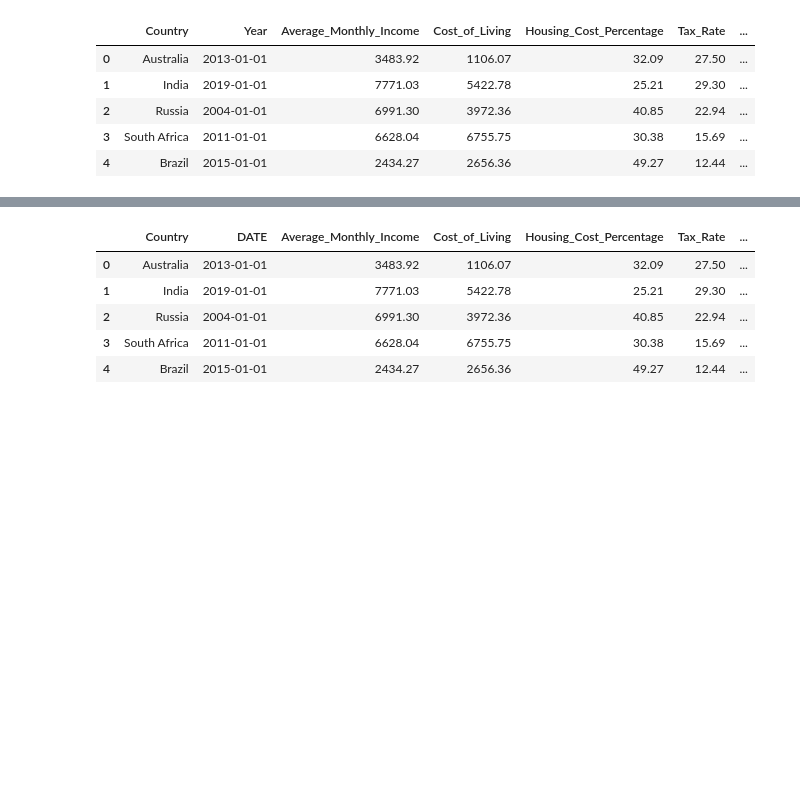
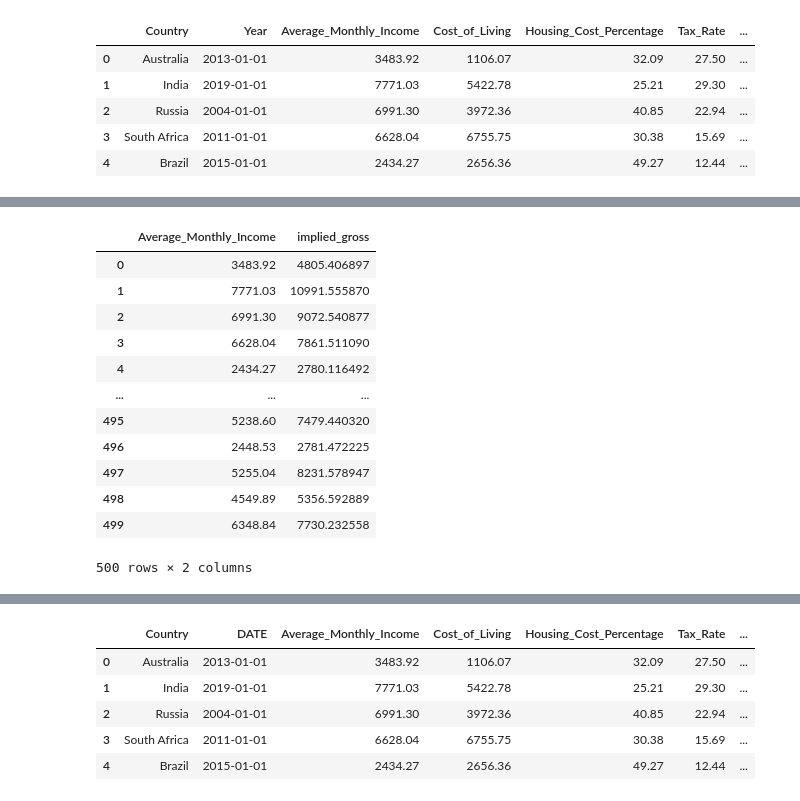
Before and after one commit to szhagnay/Cohort-A-Econ, a Jupyter notebook: notebooks/Fari_eda.ipynb, the cells around one changed output, grey strips where cells are left out. Cells and saved outputs as stored; diff of their text form; code cells hidden in the pictures; blank space fills up the shorter version.

```diff
--- a/notebooks/Fari_eda.ipynb
+++ b/notebooks/Fari_eda.ipynb
@@ -37,3 +31,6 @@ world_col.head()
 | 2 | Russia | 2004-01-01 | 6991.30 | 3972.36 | 40.85 | 22.94 | ... |
 | 3 | South Africa | 2011-01-01 | 6628.04 | 6755.75 | 30.38 | 15.69 | ... |
 | 4 | Brazil | 2015-01-01 | 2434.27 | 2656.36 | 49.27 | 12.44 | ... |
+# %%
+# Sanity check: calculate implied tax if Monthly_Income is already net
+world_col['implied_gross'] = world_col['Average_Monthly_Income'] / (1 - world_col['Tax_Rate'] / 100)
@@ -40,2 +46,20 @@ world_col.head()
+# %%
+world_col.head(20)
+df_list = world_col[["Average_Monthly_Income","implied_gross"]]
+df_list
+# %% [output]
+|  | Average_Monthly_Income | implied_gross |
+| 0 | 3483.92 | 4805.406897 |
+| 1 | 7771.03 | 10991.555870 |
+| 2 | 6991.30 | 9072.540877 |
+| 3 | 6628.04 | 7861.511090 |
+| 4 | 2434.27 | 2780.116492 |
+| ... | ... | ... |
+| 495 | 5238.60 | 7479.440320 |
+| 496 | 2448.53 | 2781.472225 |
+| 497 | 5255.04 | 8231.578947 |
+| 498 | 4549.89 | 5356.592889 |
+| 499 | 6348.84 | 7730.232558 |
+500 rows × 2 columns
 # %% [markdown]
 ### Cost of Living Univariate Analysis
```
Also changed, not shown: parts of 7 cells of this notebook.
